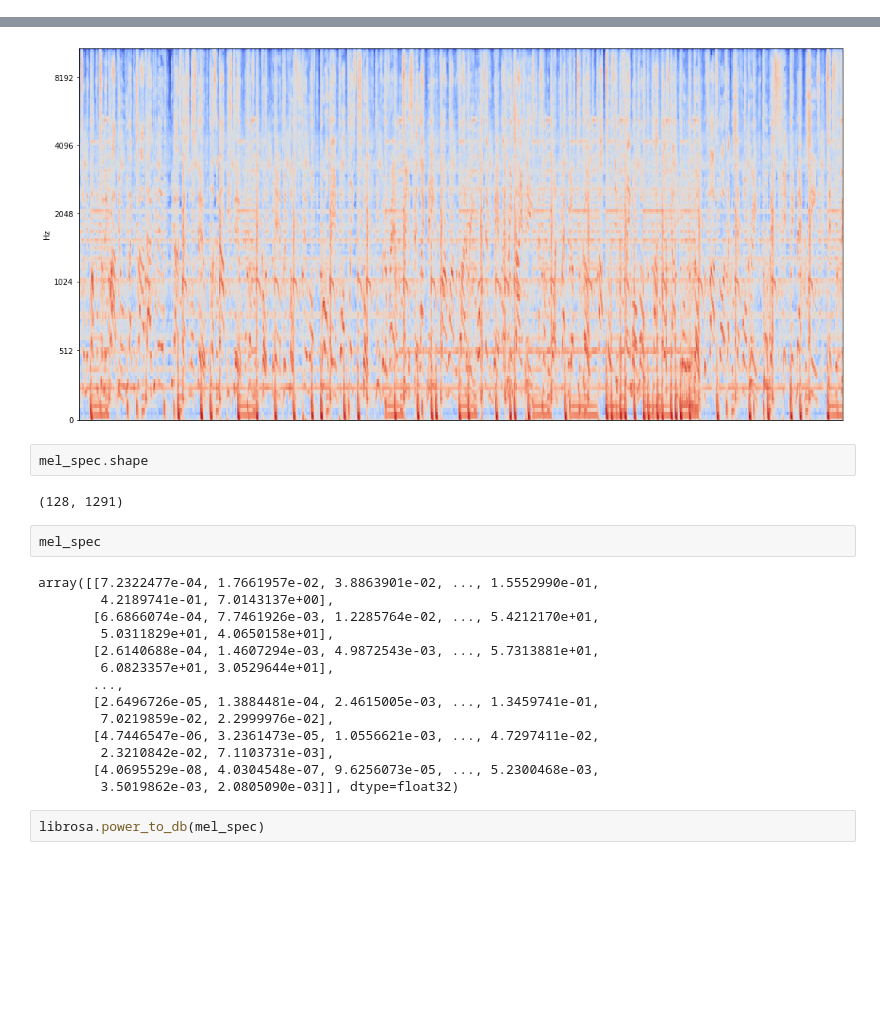
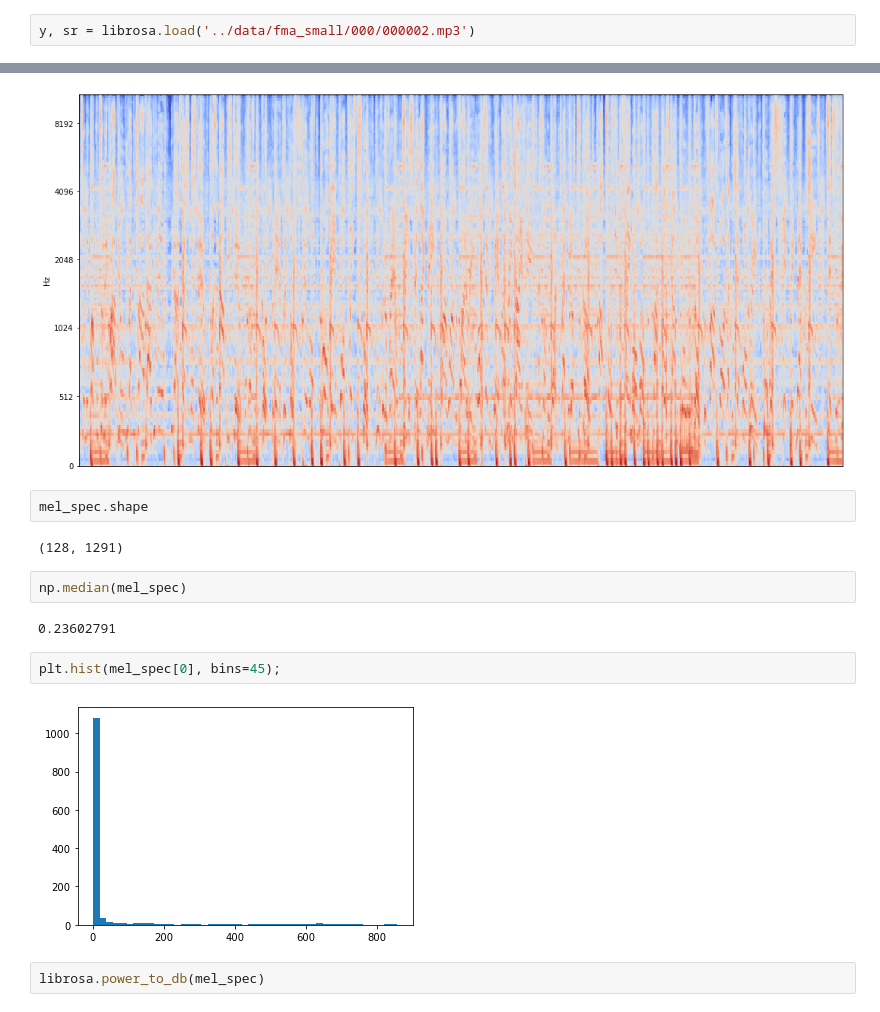
Before and after one commit to Lucas-Courant/predicting_audio_genre, a Jupyter notebook: Code/MFCC_spectrogram_generation.ipynb, the cells around one changed output, grey strips where cells are left out. Cells and saved outputs as stored; diff of their text form; blank space fills up the shorter version.

```diff
--- a/Code/MFCC_spectrogram_generation.ipynb
+++ b/Code/MFCC_spectrogram_generation.ipynb
@@ -284,6 +296,8 @@ array([ 0.06965986,  0.48761905,  0.85913832,  1.20743764,  1.57895692,
        25.44907029, 25.79736961, 26.16888889, 26.51718821, 26.88870748,
        27.26022676, 27.60852608, 27.9568254 , 28.32834467, 28.69986395,
        29.04816327])
+# %%
+y, sr = librosa.load('../data/fma_small/000/000002.mp3')
 # %%
 mel_spec = librosa.feature.melspectrogram(y=y, sr=sr)
 fig = plt.figure(figsize = (18, 9))
@@ -291,26 +305,18 @@ librosa.display.specshow(librosa.power_to_db(mel_spec), y_axis='mel', )
 # %% [output]
 <matplotlib.collections.QuadMesh at 0x...>
 [figure]
-# %%
-mel_spec.shape
-# %% [output]
-(128, 1291)
 # %%
-mel_spec
+mel_spec.shape
 # %% [output]
-array([[7.2322477e-04, 1.7661957e-02, 3.8863901e-02, ..., 1.5552990e-01,
-        4.2189741e-01, 7.0143137e+00],
-       [6.6866074e-04, 7.7461926e-03, 1.2285764e-02, ..., 5.4212170e+01,
-        5.0311829e+01, 4.0650158e+01],
-       [2.6140688e-04, 1.4607294e-03, 4.9872543e-03, ..., 5.7313881e+01,
-        6.0823357e+01, 3.0529644e+01],
-       ...,
-       [2.6496726e-05, 1.3884481e-04, 2.4615005e-03, ..., 1.3459741e-01,
-        7.0219859e-02, 2.2999976e-02],
-       [4.7446547e-06, 3.2361473e-05, 1.0556621e-03, ..., 4.7297411e-02,
-        2.3210842e-02, 7.1103731e-03],
-       [4.0695529e-08, 4.0304548e-07, 9.6256073e-05, ..., 5.2300468e-03,
-        3.5019862e-03, 2.0805090e-03]], dtype=float32)
+(128, 1291)
+# %%
+np.median(mel_spec)
+# %% [output]
+0.23602791
+# %%
+plt.hist(mel_spec[0], bins=45);
+# %% [output]
+[figure, added]
 # %%
 librosa.power_to_db(mel_spec)
 # %% [output]
```
Also changed, not shown: parts of 1 cell of this notebook.
